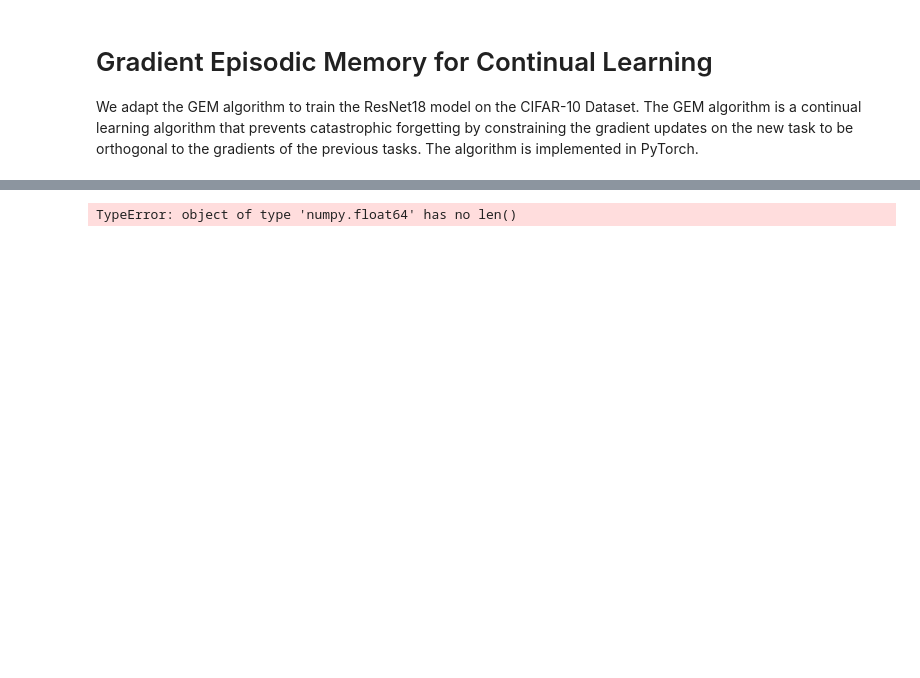
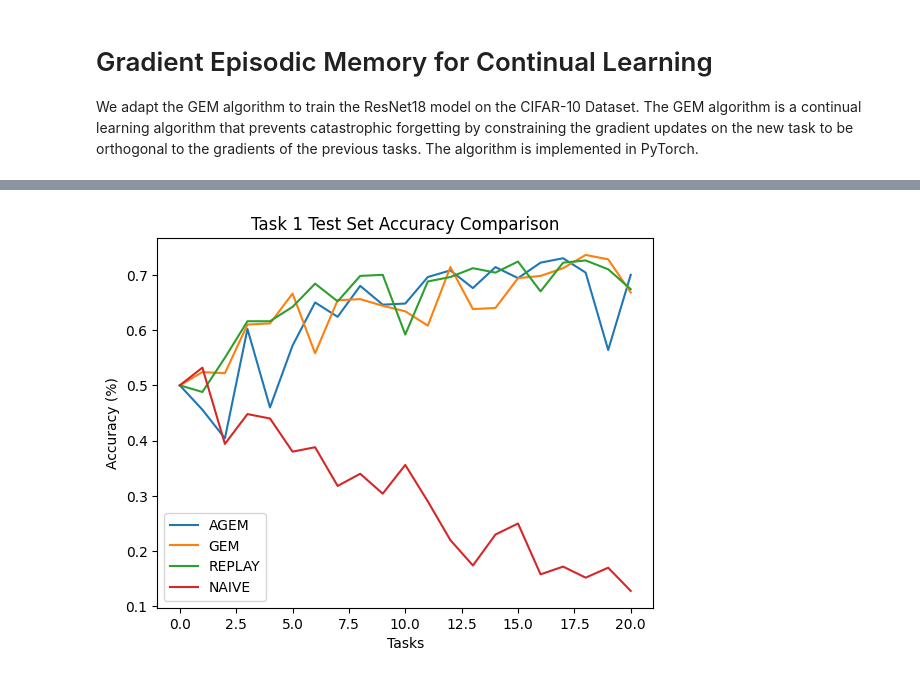
Before and after one commit to DROP-TABLE-CS407/Machine-Unlearning-x-Continual-Learning, a Jupyter notebook: GEM/GEM_ResNet18_CIFAR.ipynb, the cells around one changed output, grey strips where cells are left out. Drawn from its saved outputs; the diff is of its cells as text; code cells hidden in the pictures; blank space fills up the shorter version.

```diff
--- a/GEM/GEM_ResNet18_CIFAR.ipynb
+++ b/GEM/GEM_ResNet18_CIFAR.ipynb
@@ -401,13 +414,13 @@ N_TASKS = 20 #[2 tasks [airplane, automobile, etc], [dog , frog, etc]]
 SIZE_OF_TASKS = 5
 N_OUTPUTS = 100
 N_INPUTS = 32 * 32 * 3
-def run_cifar(args, n_inputs=N_INPUTS, n_outputs=N_OUTPUTS, n_tasks=N_TASKS, size_of_task=SIZE_OF_TASKS, newclasses = SHUFFLEDCLASSES):
+def run_cifar(algorithm, args, n_inputs=N_INPUTS, n_outputs=N_OUTPUTS, n_tasks=N_TASKS, size_of_task=SIZE_OF_TASKS, newclasses = SHUFFLEDCLASSES):
     # Set up the model
     model = Net(n_inputs, n_outputs, n_tasks, args)
     if args.cuda:
         model.cuda()
     model.is_cifar = True
-    test_bs = 1000
+    test_bs = 2500
 
     test_accuracies = []
 
@@ -473,8 +486,8 @@ def run_cifar(args, n_inputs=N_INPUTS, n_outputs=N_OUTPUTS, n_tasks=N_TASKS, siz
                 current_data = x[j: j + args.batch_size]
                 current_labels = y[j: j + args.batch_size]
                 model.train()
-                model.observe(current_data, task, current_labels)
-            print("Epoch: ", epoch)
+                model.observe(algorithm, current_data, task, current_labels)
+            #print("Epoch: ", epoch)
 
             #test the model after each epoch
             correct = 0
@@ -485,7 +498,7 @@ def run_cifar(args, n_inputs=N_INPUTS, n_outputs=N_OUTPUTS, n_tasks=N_TASKS, siz
                 output = model.forward(current_data, task)
                 pred = output.data.max(1)[1]
                 correct += (pred == current_labels).sum().item()
-            print("Accuracy: ", correct / total)
+            #print("Accuracy: ", correct / total)
             # if correct / total > 0.85:
             #     break
             #   output loss only
@@ -497,7 +510,7 @@ def run_cifar(args, n_inputs=N_INPUTS, n_outputs=N_OUTPUTS, n_tasks=N_TASKS, siz
             total = len(tests[i])
 
             # Test the model
-            print("Testing task: " , i // 2 + 1)
+            #print("Testing task: " , i // 2 + 1)
 
             x = torch.Tensor(tests[i].reshape(-1, 32*32*3)).float()
             y = torch.Tensor(tests[i+1]).long()
@@ -509,7 +522,7 @@ def run_cifar(args, n_inputs=N_INPUTS, n_outputs=N_OUTPUTS, n_tasks=N_TASKS, siz
                 output = model.forward(current_data, i // 2)
                 pred = output.data.max(1)[1]
                 correct += (pred == current_labels).sum().item()
-            print("Accuracy: ", correct / total)
+            #print("Accuracy: ", correct / total)
             test_accuracies.append(correct / total)
 
 
@@ -674,39 +698,58 @@ def shuffle_classes(classes, dataset):
 max_runs = 1
 test_accuracies_AGEM_all = []
 test_accuracies_GEM_all = []
+test_accuracies_REPLAY_all = []
+test_accuracies_NAIVE_all = []
 
 for i in range(max_runs):
     print(f"Run {i+1}")
-    shuffled = shuffle_classes(CLASSES, DATASET)
-    # AGEM = True
-    # model, test_accuracies_AGEM = run_cifar(Args(), newclasses=shuffled)
-    # print(test_accuracies_AGEM)
-    # test_accuracies_AGEM_all.append(test_accuracies_AGEM)
-    AGEM = False
-    model, test_accuracies_GEM = run_cifar(Args(), newclasses=shuffled)
+    random.shuffle(SHUFFLEDCLASSES)
+
+    model, test_accuracies_AGEM = run_cifar('AGEM', Args())
+    print(test_accuracies_AGEM)
+    test_accuracies_AGEM_all.append(test_accuracies_AGEM)
+
+    model, test_accuracies_GEM = run_cifar('GEM', Args())
     print(test_accuracies_GEM)
     test_accuracies_GEM_all.append(test_accuracies_GEM)
 
+    model, test_accuracies_REPLAY = run_cifar('REPLAY', Args())
+    print(test_accuracies_REPLAY)
+    test_accuracies_REPLAY_all.append(test_accuracies_REPLAY)
+
+    model, test_accuracies_NAIVE = run_cifar('NAIVE', Args())
+    print(test_accuracies_NAIVE)
+    test_accuracies_NAIVE_all.append(test_accuracies_NAIVE)
+
+average_AGEM_accuracies = np.mean(test_accuracies_AGEM_all, axis=0)
 average_GEM_accuracies = np.mean(test_accuracies_GEM_all, axis=0)
-average_AGEM_accuracies = np.mean(test_accuracies_AGEM_all, axis=0)
+average_REPLAY_accuracies = np.mean(test_accuracies_REPLAY_all, axis=0)
+average_NAIVE_accuracies = np.mean(test_accuracies_NAIVE_all, axis=0)
 
+task_1_accuracies_AGEM = []
+task_1_accuracies_GEM = []
+task_1_accuracies_REPLAY = []
+task_1_accuracies_NAIVE = []
+task_1_accuracies_AGEM.append(0.5)
+task_1_accuracies_GEM.append(0.5)
+task_1_accuracies_REPLAY.append(0.5)
+task_1_accuracies_NAIVE.append(0.5)
 
-task_1_accuracies_GEM = []
-task_1_accuracies_GEM.append(0.5)
-for i in range(0, len(average_GEM_accuracies), N_TASKS):
+for i in range(0, N_TASKS * N_TASKS, N_TASKS):
     task_1_accuracies_GEM.append(average_GEM_accuracies[i])
-# task_1_accuracies_AGEM = []
-# task_1_accuracies_AGEM.append(0.5)
-# for i in range(0, len(average_AGEM_accuracies), N_TASKS):
-#     task_1_accuracies_AGEM.append(average_AGEM_accuracies[i])
+    task_1_accuracies_AGEM.append(average_AGEM_accuracies[i])
+    task_1_accuracies_REPLAY.append(average_REPLAY_accuracies[i])
+    task_1_accuracies_NAIVE.append(average_NAIVE_accuracies[i])
 
-
-# plt.plot(task_1_accuracies_AGEM, label='AGEM')
+plt.plot(task_1_accuracies_AGEM, label='AGEM')
 plt.plot(task_1_accuracies_GEM, label='GEM')
+plt.plot(task_1_accuracies_REPLAY, label='REPLAY')
+plt.plot(task_1_accuracies_NAIVE, label='NAIVE')
 plt.title('Task 1 Test Set Accuracy Comparison')
 plt.ylabel('Accuracy (%)')
 plt.xlabel('Tasks')
 plt.legend()
+plt.savefig('task_1_accuracy_comparison.png')
 plt.show()
 # %% [output]
 Run 1
@@ -729 +772 @@ Accuracy:  0.594
-TypeError: object of type 'numpy.float64' has no len()
+[figure, added]
```
Also changed, not shown: parts of 8 cells of this notebook, 19 other files.
